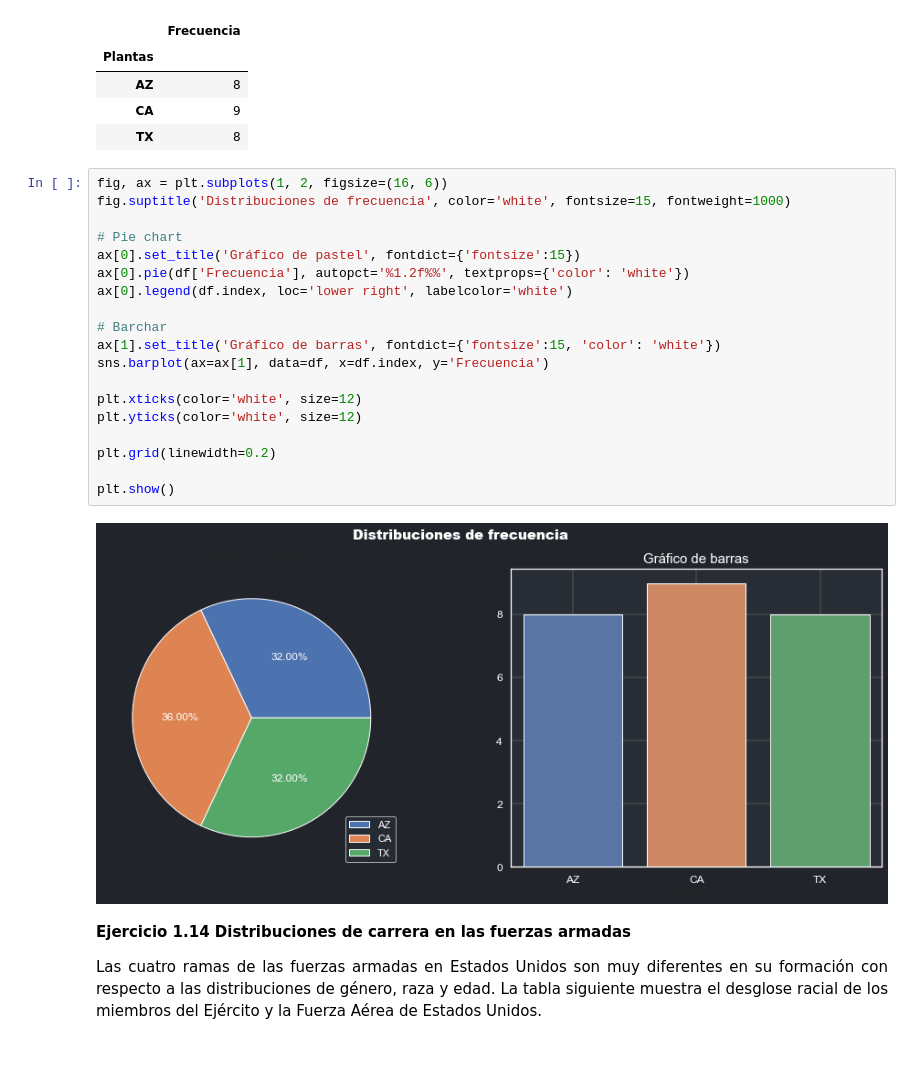
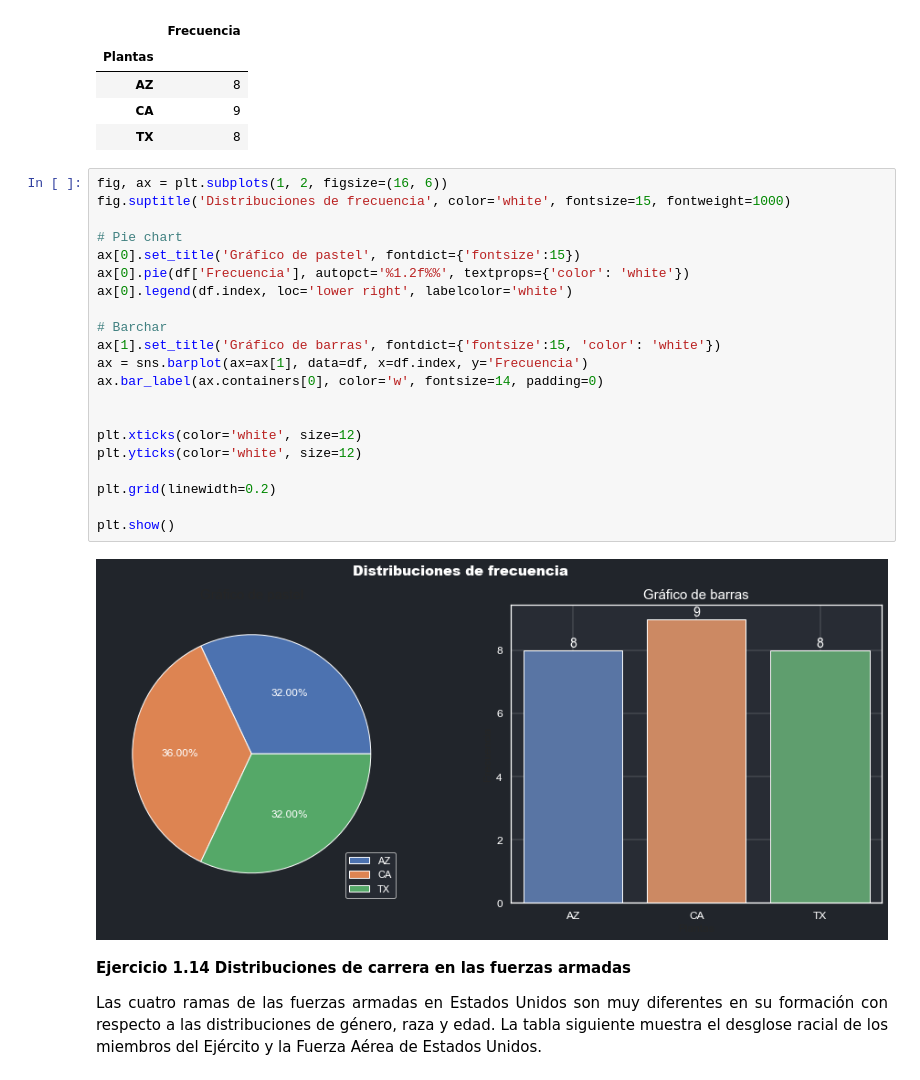
Before and after one commit to JuanFeA98/Estadistica_Probabilidad, a Jupyter notebook: Probabilidad_y_Estadistica/1. Descripcion de datos por medio de graficas.ipynb, the cells around one changed output. Drawn from its saved outputs; the diff is of its cells as text.

```diff
--- a/Probabilidad_y_Estadistica/1. Descripcion de datos por medio de graficas.ipynb
+++ b/Probabilidad_y_Estadistica/1. Descripcion de datos por medio de graficas.ipynb
@@ -245,24 +250,26 @@ df
 # %%
 fig, ax = plt.subplots(1, 2, figsize=(16, 6))
 fig.suptitle('Distribuciones de frecuencia', color='white', fontsize=15, fontweight=1000)
 
 # Pie chart
 ax[0].set_title('Gráfico de pastel', fontdict={'fontsize':15})
 ax[0].pie(df['Frecuencia'], autopct='%1.2f%%', textprops={'color': 'white'})
 ax[0].legend(df.index, loc='lower right', labelcolor='white')
 
 # Barchar
 ax[1].set_title('Gráfico de barras', fontdict={'fontsize':15, 'color': 'white'})
-sns.barplot(ax=ax[1], data=df, x=df.index, y='Frecuencia')
+ax = sns.barplot(ax=ax[1], data=df, x=df.index, y='Frecuencia')
+ax.bar_label(ax.containers[0], color='w', fontsize=14, padding=0)
+
 
 plt.xticks(color='white', size=12)
 plt.yticks(color='white', size=12)
 
 plt.grid(linewidth=0.2)
 
 plt.show()
 # %% [output]
-[figure, old version]
+[figure, new version]
 # %% [markdown]
 **Ejercicio 1.14 Distribuciones de carrera en las fuerzas armadas**
 
```
Also changed, not shown: parts of 19 cells of this notebook.
